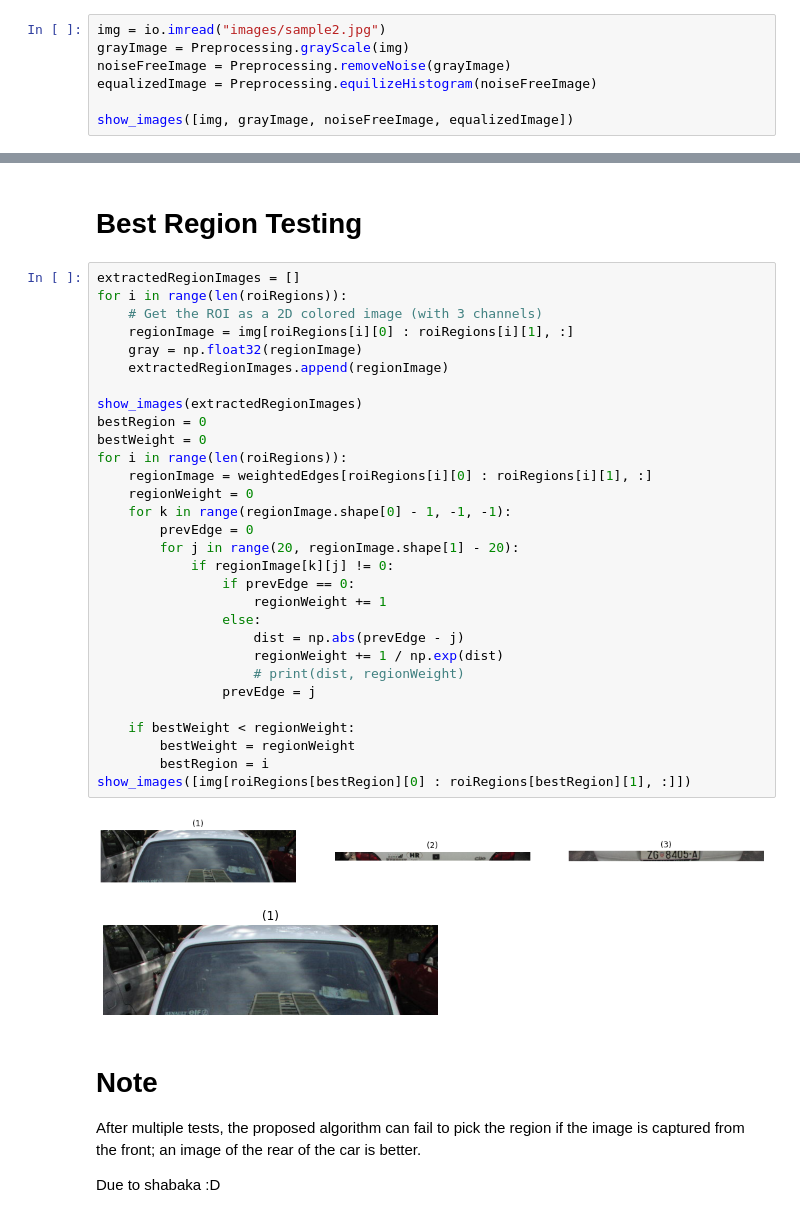
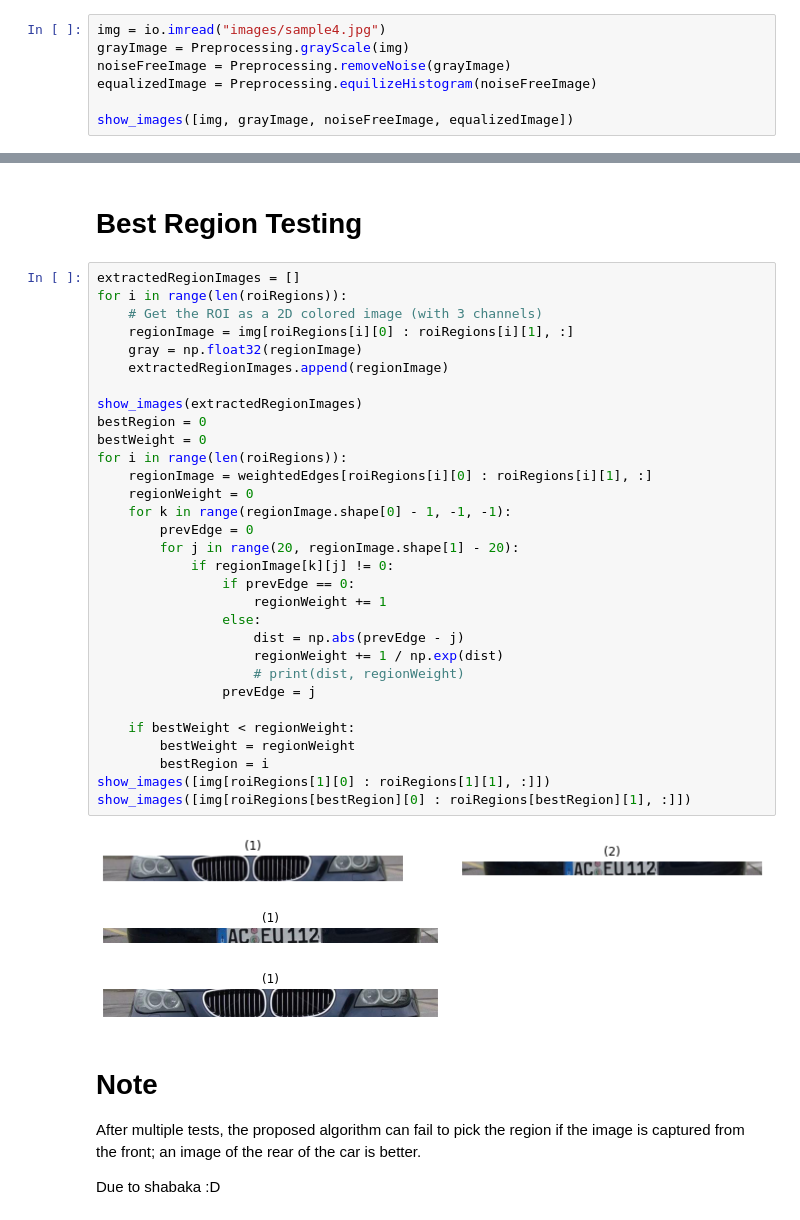
Before and after one commit to ellethykhaled/License-Plate-Recognition, a Jupyter notebook: testingFile.ipynb, the cells around one changed output, grey strips where cells are left out. Cells and saved outputs as stored; diff of their text form.

```diff
--- a/testingFile.ipynb
+++ b/testingFile.ipynb
@@ -12,7 +12,7 @@ import pytesseract
 # %% [markdown]
 # Preprocessing Testing
 # %%
-img = io.imread("images/sample2.jpg")
+img = io.imread("images/sample4.jpg")
 grayImage = Preprocessing.grayScale(img)
 noiseFreeImage = Preprocessing.removeNoise(grayImage)
 equalizedImage = Preprocessing.equilizeHistogram(noiseFreeImage)
@@ -116,35 +115,37 @@ print(roiRegions)
 extractedRegionImages = []
 for i in range(len(roiRegions)):
     # Get the ROI as a 2D colored image (with 3 channels)
     regionImage = img[roiRegions[i][0] : roiRegions[i][1], :]
     gray = np.float32(regionImage)
     extractedRegionImages.append(regionImage)
 
 show_images(extractedRegionImages)
 bestRegion = 0
 bestWeight = 0
 for i in range(len(roiRegions)):
     regionImage = weightedEdges[roiRegions[i][0] : roiRegions[i][1], :]
     regionWeight = 0
     for k in range(regionImage.shape[0] - 1, -1, -1):
         prevEdge = 0
         for j in range(20, regionImage.shape[1] - 20):
             if regionImage[k][j] != 0:
                 if prevEdge == 0:
                     regionWeight += 1
                 else:
                     dist = np.abs(prevEdge - j)
                     regionWeight += 1 / np.exp(dist)
                     # print(dist, regionWeight)
                 prevEdge = j
 
     if bestWeight < regionWeight:
         bestWeight = regionWeight
         bestRegion = i
+show_images([img[roiRegions[1][0] : roiRegions[1][1], :]])
 show_images([img[roiRegions[bestRegion][0] : roiRegions[bestRegion][1], :]])
 # %% [output]
-[figure, old version]
+[figure, new version]
-[figure, old version]
+[figure, new version]
+[figure, added]
 # %% [markdown]
 # Note
 After multiple tests, the proposed algorithm can fail to pick the region if the image is captured from the front; an image of the rear of the car is better.
```
Also changed, not shown: parts of 8 cells of this notebook, 1 other file.
